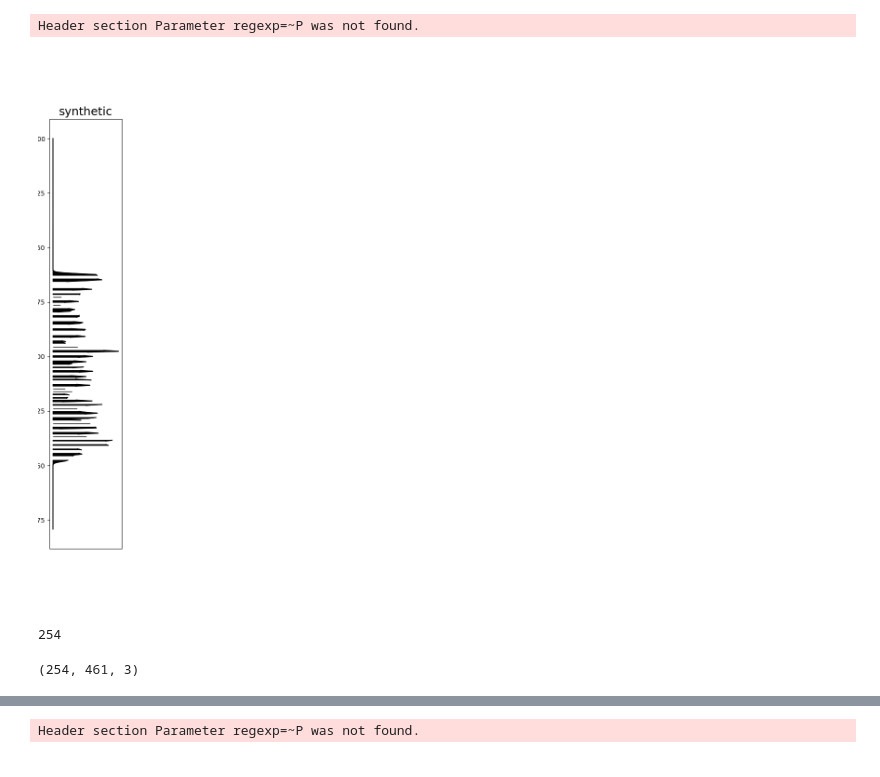
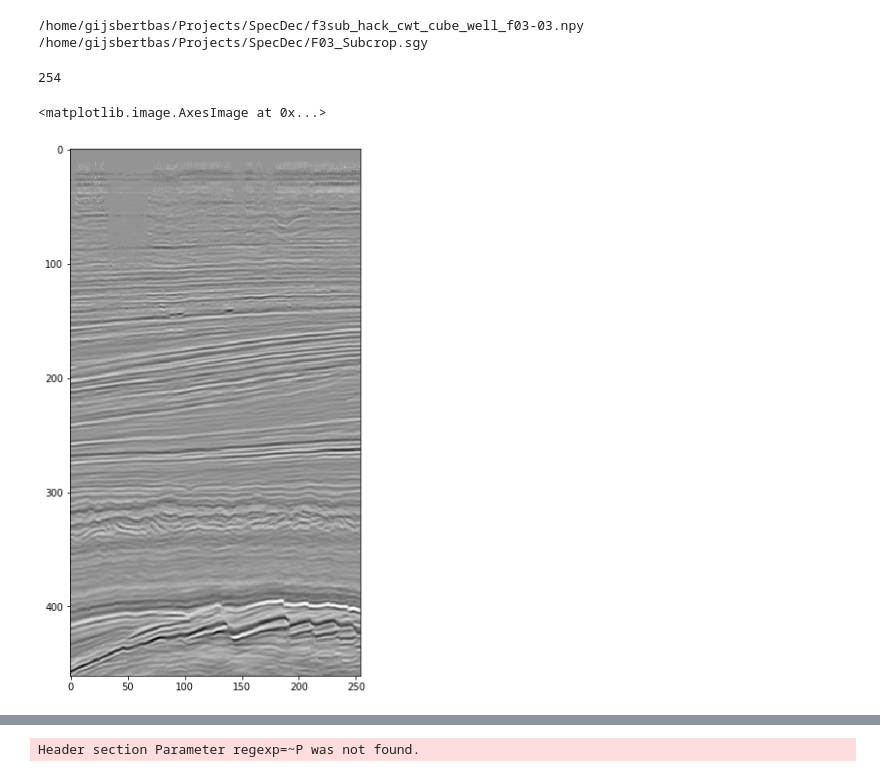
Before and after one commit to Gijsbertbas/rgb-explorers-backend, a Jupyter notebook: processing/test_blending.ipynb, the cells around one changed output, grey strips where cells are left out. Drawn from its saved outputs; the diff is of its cells as text; code cells hidden in the pictures.

```diff
--- a/processing/test_blending.ipynb
+++ b/processing/test_blending.ipynb
@@ -1,29 +1,32 @@
 # %%
-from rgb_blending import build_png, seismic_blend_png, line_blend_png, slice_sgy, build_synth
+from rgb_blending import build_b64_png, seismic_blend_png, line_blend_png, slice_sgy, build_synth, ricker_expansion, clip_and_normalize
 from las_to_spec import las_to_spec, rgb_log
-
+import numpy
+import matplotlib.pyplot as plt
 from IPython.display import Image
 
-frequencies = (15,40,60)
+frequencies = (15,25,35)
+
+%matplotlib inline
+# %% [output]
+/home/gijsbertbas/Projects/SpecDec/f3sub_hack_cwt_cube_well_f03-03.npy
+/home/gijsbertbas/Projects/SpecDec/F03_Subcrop.sgy
 # %%
 path = '../../rgb-explorers/logs/'
 logfile = 'F03-03_F03-03_Set.las'
 # %%
-blendarray = rgb_log(path+logfile, frequencies)
+#blendarray = rgb_log(path+logfile, frequencies)
-# %% [output]
-Header section Parameter regexp=~P was not found.
 # %%
-Image(build_synth(blendarray))
+#Image(build_synth(blendarray))
-# %% [output]
-[figure, removed]
 # %%
 line = slice_sgy('x',400)
 line.shape[0]
 # %% [output]
 254
-# %%
-import numpy
-blend = numpy.zeros((*line.shape, 3))
-blend.shape
-# %% [output]
-(254, 461, 3)
+# %%
+import matplotlib.pyplot as plt
+plt.figure(figsize=(10,10))
+plt.imshow(line.T, cmap=plt.get_cmap('Greys'))
+# %% [output]
+<matplotlib.image.AxesImage at 0x...>
+[figure, added]
```
Also changed, not shown: parts of 7 cells of this notebook, 1 other file.
